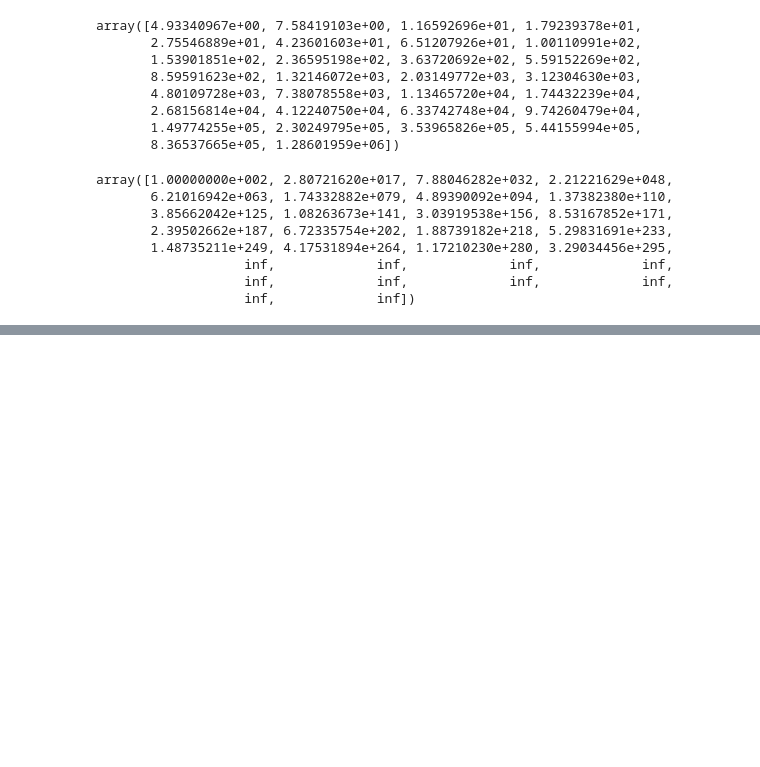
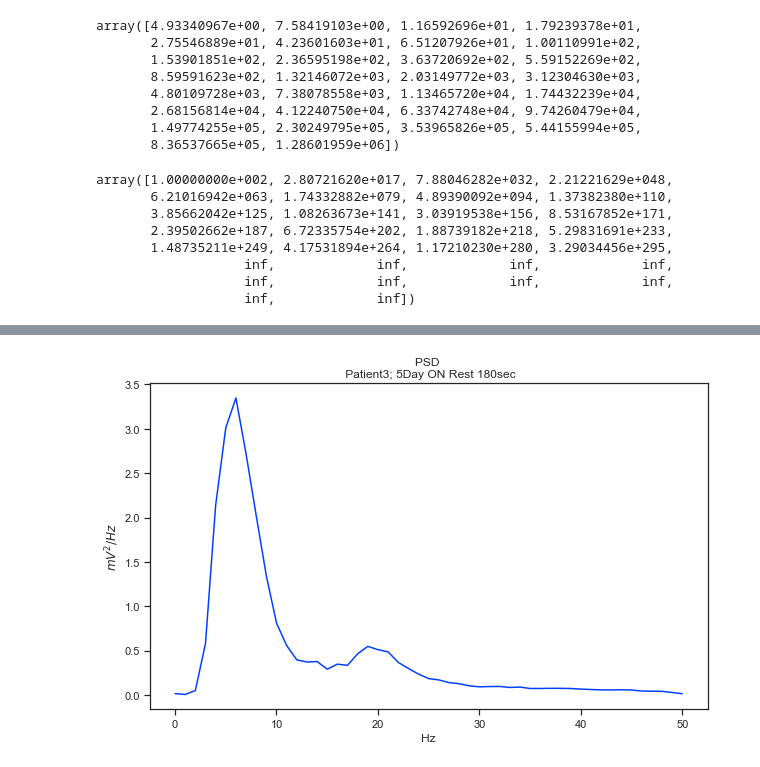
Before and after one commit to atimcenko/pac, a Jupyter notebook: tfr_dev.ipynb, the cells around one changed output, grey strips where cells are left out. Drawn from its saved outputs; the diff is of its cells as text; code cells hidden in the pictures; blank space fills up the shorter version.

```diff
--- a/tfr_dev.ipynb
+++ b/tfr_dev.ipynb
@@ -134,0 +172,4 @@ array([1.00000000e+002, 2.80721620e+017, 7.88046282e+032, 2.21221629e+048,
+# %%
+lfp.show_psd()
+# %% [output]
+[figure, added]
```
Also changed, not shown: parts of 6 cells of this notebook.
